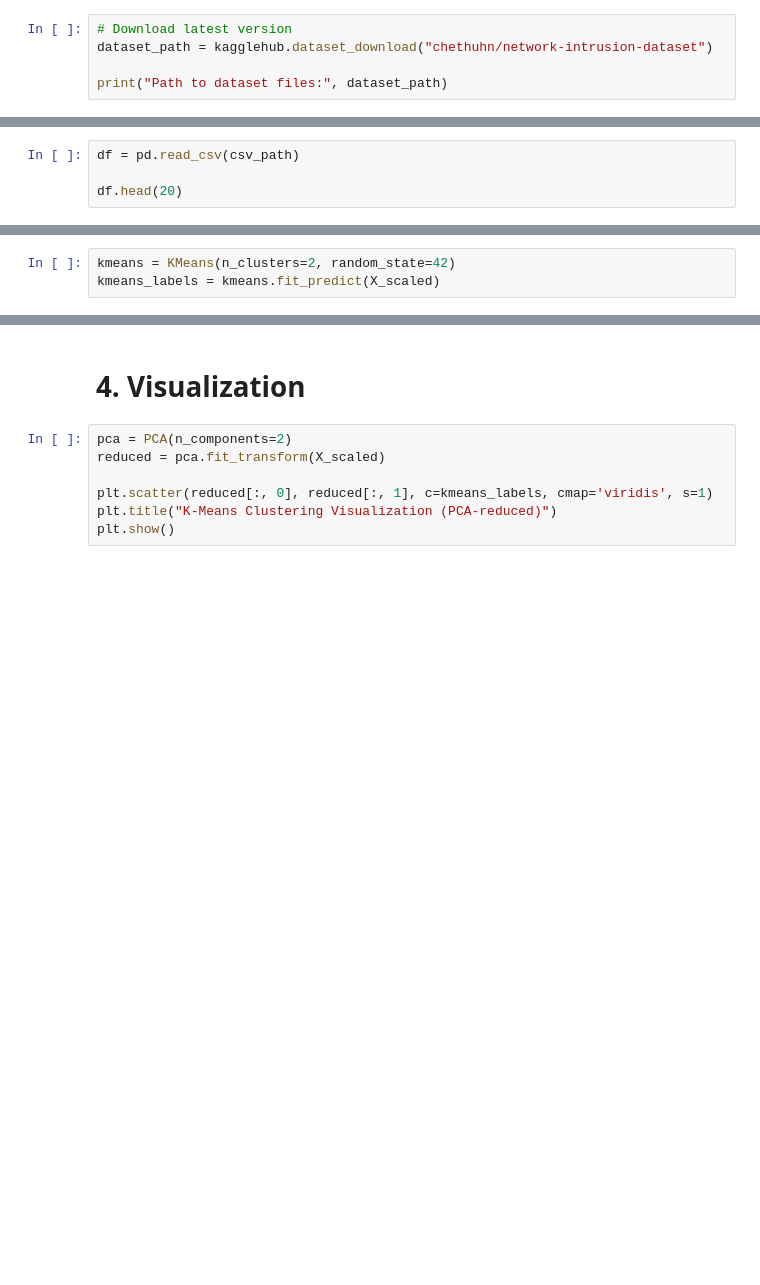
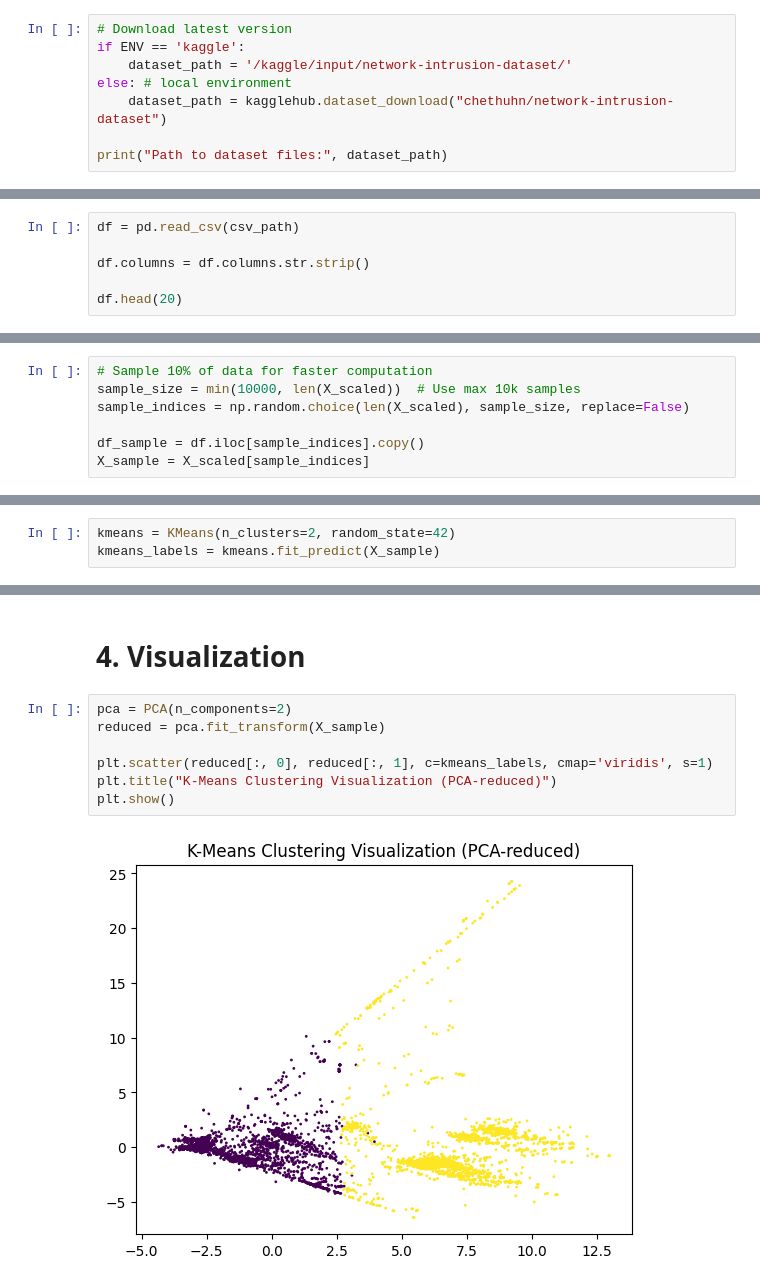
Before and after one commit to FarrelAD/CIC-IDS-2017-Clustering-Case-Study, a Jupyter notebook: notebook.ipynb, the cells around one changed output, grey strips where cells are left out. Cells and saved outputs as stored; diff of their text form; blank space fills up the shorter version.

```diff
--- a/notebook.ipynb
+++ b/notebook.ipynb
@@ -15,6 +33,9 @@ warnings.filterwarnings('ignore')
 # %%
 # Download latest version
-dataset_path = kagglehub.dataset_download("chethuhn/network-intrusion-dataset")
+if ENV == 'kaggle':
+    dataset_path = '/kaggle/input/network-intrusion-dataset/'
+else: # local environment
+    dataset_path = kagglehub.dataset_download("chethuhn/network-intrusion-dataset")
 
 print("Path to dataset files:", dataset_path)
 # %% [output]
@@ -44,6 +64,8 @@ csv_path = dataset_path / items[-1] # use the last dataset ('Wednesday-workingHo
 # %%
 df = pd.read_csv(csv_path)
 
+df.columns = df.columns.str.strip()
+
 df.head(20)
 # %% [output]
 |  | Destination Port | Flow Duration | Total Fwd Packets | Total Backward Packets | Total Length of Fwd Packets | ... |
@@ -113,13 +135,20 @@ X.dropna(inplace=True)
 # Scale the data
 scaler = StandardScaler()
 X_scaled = scaler.fit_transform(X)
+# %%
+# Sample 10% of data for faster computation
+sample_size = min(10000, len(X_scaled))  # Use max 10k samples
+sample_indices = np.random.choice(len(X_scaled), sample_size, replace=False)
+
+df_sample = df.iloc[sample_indices].copy()
+X_sample = X_scaled[sample_indices]
 # %% [markdown]
 # 2. Apply Clustering Algorithms
 # %% [markdown]
 ## k-Means Clustering
 # %%
 kmeans = KMeans(n_clusters=2, random_state=42)
-kmeans_labels = kmeans.fit_predict(X_scaled)
+kmeans_labels = kmeans.fit_predict(X_sample)
 # %%
 for k in range(2, 8):
     km = KMeans(n_clusters=k, random_state=42)
@@ -147,8 +203,10 @@ print(df.groupby(['Cluster_DBSCAN', 'Label']).size())
 # 4. Visualization
 # %%
 pca = PCA(n_components=2)
-reduced = pca.fit_transform(X_scaled)
+reduced = pca.fit_transform(X_sample)
 
 plt.scatter(reduced[:, 0], reduced[:, 1], c=kmeans_labels, cmap='viridis', s=1)
 plt.title("K-Means Clustering Visualization (PCA-reduced)")
 plt.show()
+# %% [output]
+[figure, added]
```
Also changed, not shown: parts of 10 cells of this notebook.
